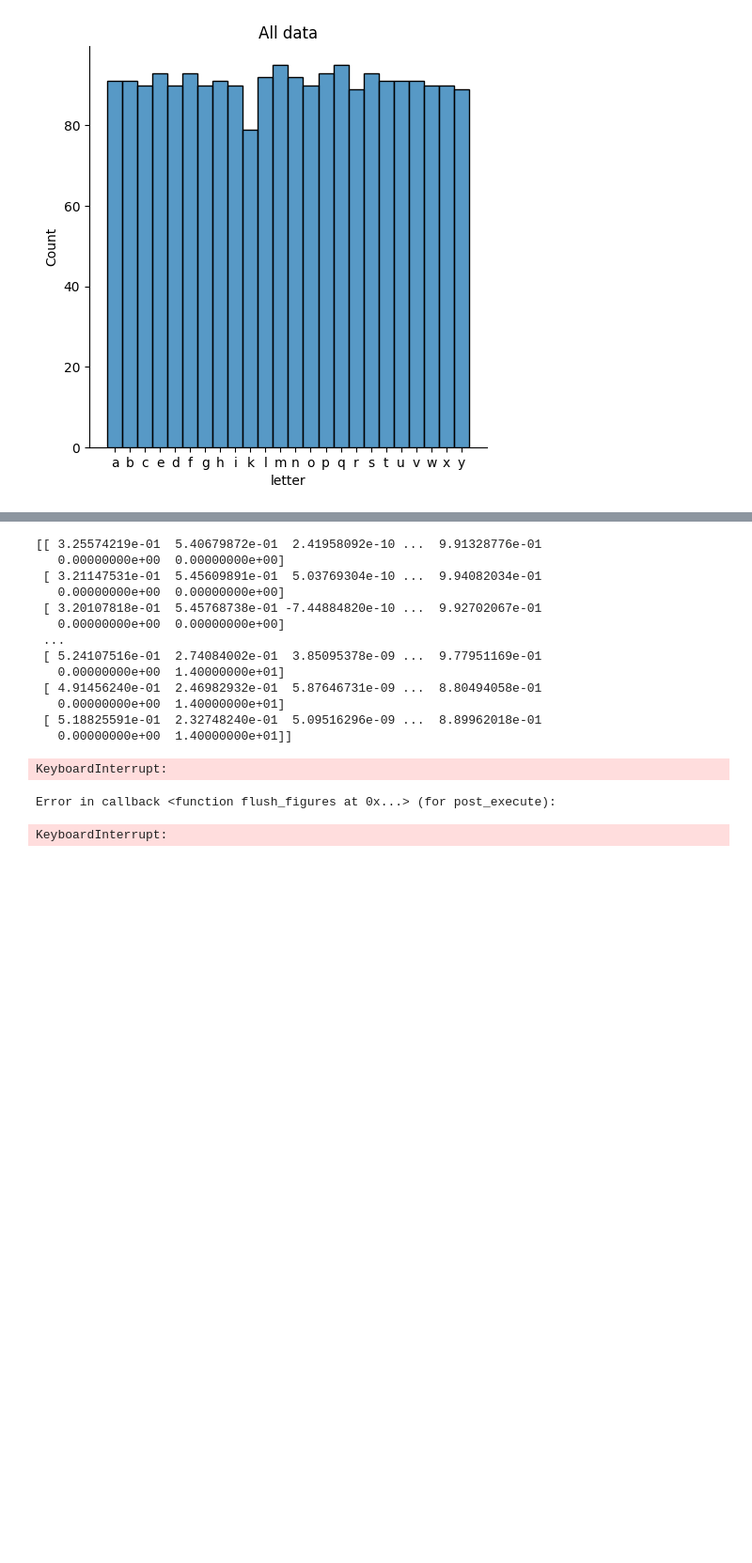
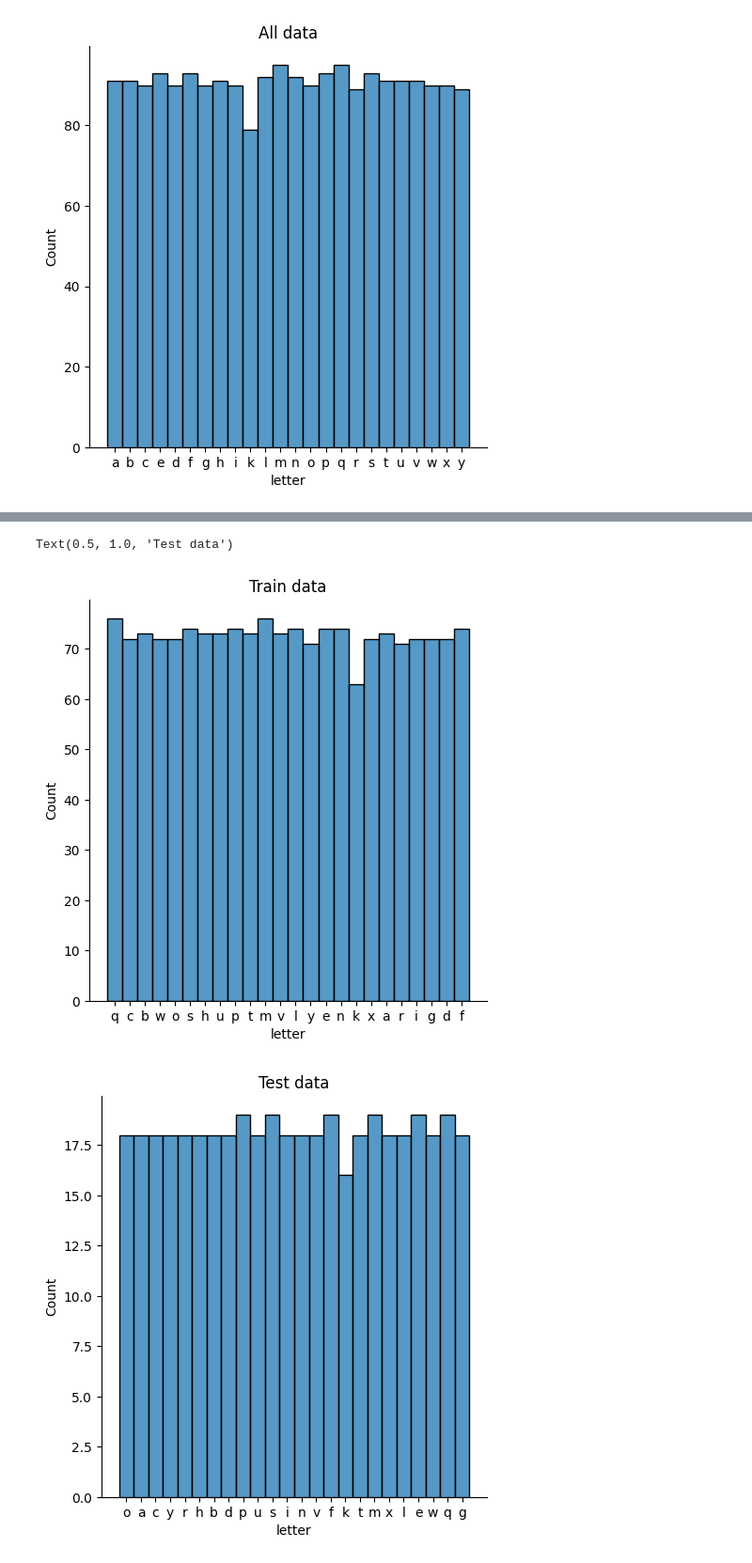
Before and after one commit to SzymKwiatkowski/HandSignsRecognition, a Jupyter notebook: lookup_data.ipynb, the cells around one changed output, grey strips where cells are left out. Shown at 94% size. Cells and saved outputs as stored; diff of their text form; code cells hidden in the pictures; blank space fills up the shorter version.

```diff
--- a/lookup_data.ipynb
+++ b/lookup_data.ipynb
@@ -141,28 +153,12 @@ print(X_train)
 # %%
 data['letter'] = [letter_dict[letter] for letter in data['letter']]
 data['handedness.label'] = [hand_dict[label] for label in data['handedness.label']]
-print(data.values)
-# sns.heatmap(data.values, annot = True)
-# %% [output]
-[[ 3.25574219e-01  5.40679872e-01  2.41958092e-10 ...  9.91328776e-01
-   0.00000000e+00  0.00000000e+00]
- [ 3.21147531e-01  5.45609891e-01  5.03769304e-10 ...  9.94082034e-01
-   0.00000000e+00  0.00000000e+00]
- [ 3.20107818e-01  5.45768738e-01 -7.44884820e-10 ...  9.92702067e-01
-   0.00000000e+00  0.00000000e+00]
- ...
- [ 5.24107516e-01  2.74084002e-01  3.85095378e-09 ...  9.77951169e-01
-   0.00000000e+00  1.40000000e+01]
- [ 4.91456240e-01  2.46982932e-01  5.87646731e-09 ...  8.80494058e-01
-   0.00000000e+00  1.40000000e+01]
- [ 5.18825591e-01  2.32748240e-01  5.09516296e-09 ...  8.89962018e-01
-   0.00000000e+00  1.40000000e+01]]
 # %%
-sns.displot(data=train_y, multiple="stack")
+sns.displot(data=y_train, multiple="stack")
 plt.title('Train data')
-sns.displot(data=test_y, multiple="stack")
+sns.displot(data=y_test, multiple="stack")
 plt.title('Test data')
 # %% [output]
-KeyboardInterrupt:
+Text(0.5, 1.0, 'Test data')
-Error in callback <function flush_figures at 0x...> (for post_execute):
-KeyboardInterrupt:
+[figure, added]
+[figure, added]
```
Also changed, not shown: parts of 20 cells of this notebook, 7 other files.
